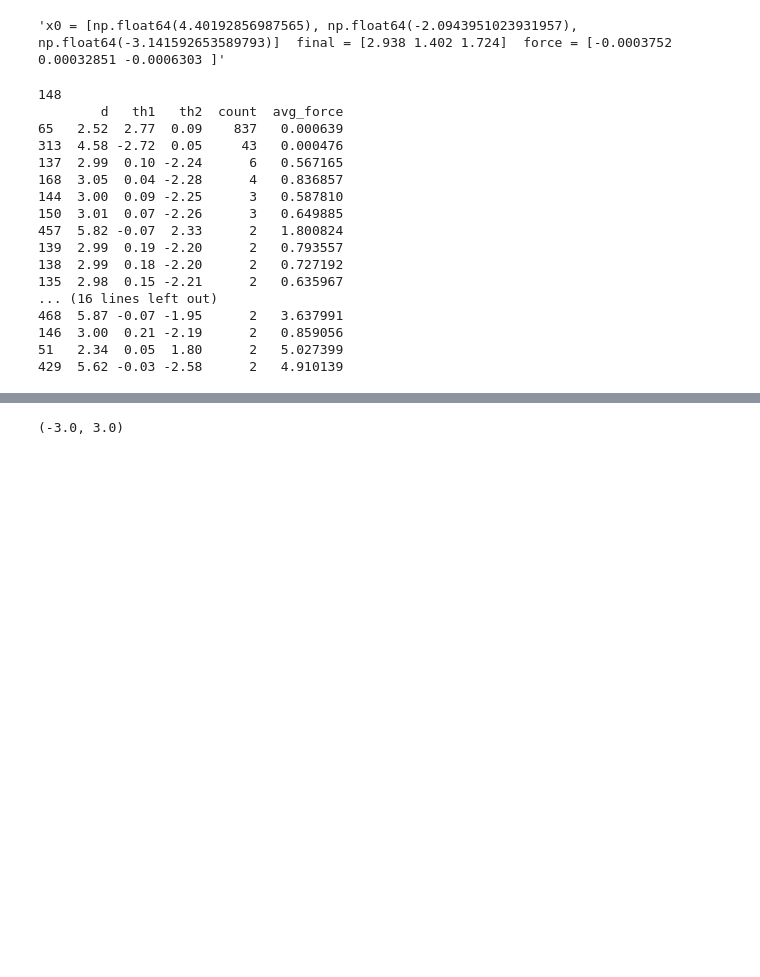
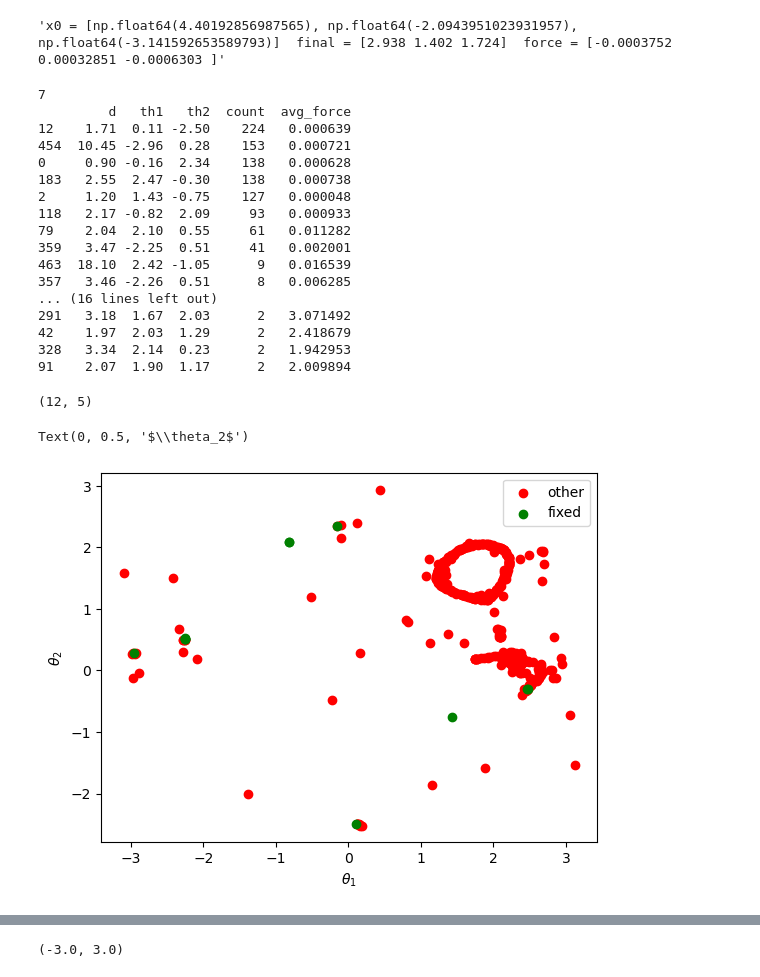
Before and after one commit to Marindevandijk/Thesis-clean, a Jupyter notebook: notebook_exploratory/01_overdamped_exploration.ipynb, the cells around one changed output, grey strips where cells are left out. Saved outputs shown, nothing was run; the diff lists cells and outputs as text; code cells hidden in the pictures; blank space fills up the shorter version.

```diff
--- a/notebook_exploratory/01_overdamped_exploration.ipynb
+++ b/notebook_exploratory/01_overdamped_exploration.ipynb
@@ -861,8 +862,8 @@ def analyze_endpoints(csv_path):
 
     return result
 
-result_first = analyze_endpoints("endpoints_forces_real.csv")
-result_last = analyze_endpoints("endpoints_forces_real_last50%.csv")
+result_first = analyze_endpoints("../Results/Exp_15_fight1/Endpoints_exp15_fight1_first_half.csv")
+result_last = analyze_endpoints("../Results/Exp_15_fight1/Endpoints_exp15_fight1_last_half.csv")
 #print(result_last.head(40))
 #print(result_last[result_last['d']>10])
 count = np.sum((result_first['d'] < 10) & (result_last['th2'] < -2))
@@ -870,20 +871,39 @@ print(count)
 print(result_first.head(30))
 #print(res['d_r'])
 # %% [output]
-148
-        d   th1   th2  count  avg_force
-65   2.52  2.77  0.09    837   0.000639
-313  4.58 -2.72  0.05     43   0.000476
-137  2.99  0.10 -2.24      6   0.567165
-168  3.05  0.04 -2.28      4   0.836857
-144  3.00  0.09 -2.25      3   0.587810
-150  3.01  0.07 -2.26      3   0.649885
-457  5.82 -0.07  2.33      2   1.800824
-139  2.99  0.19 -2.20      2   0.793557
-138  2.99  0.18 -2.20      2   0.727192
-135  2.98  0.15 -2.21      2   0.635967
+7
+         d   th1   th2  count  avg_force
+12    1.71  0.11 -2.50    224   0.000639
+454  10.45 -2.96  0.28    153   0.000721
+0     0.90 -0.16  2.34    138   0.000628
+183   2.55  2.47 -0.30    138   0.000738
+2     1.20  1.43 -0.75    127   0.000048
+118   2.17 -0.82  2.09     93   0.000933
+79    2.04  2.10  0.55     61   0.011282
+359   3.47 -2.25  0.51     41   0.002001
+463  18.10  2.42 -1.05      9   0.016539
+357   3.46 -2.26  0.51      8   0.006285
 ... (16 lines left out)
-468  5.87 -0.07 -1.95      2   3.637991
-146  3.00  0.21 -2.19      2   0.859056
-51   2.34  0.05  1.80      2   5.027399
-429  5.62 -0.03 -2.58      2   4.910139
+291   3.18  1.67  2.03      2   3.071492
+42    1.97  2.03  1.29      2   2.418679
+328   3.34  2.14  0.23      2   1.942953
+91    2.07  1.90  1.17      2   2.009894
+# %%
+res_first_d = result_first[result_first['d'] <15]
+
+fixed_first  = res_first_d[res_first_d["avg_force"] < 1e-2]
+others_first = res_first_d[res_first_d["avg_force"] >= 1e-2]
+print(fixed_first.shape)
+
+
+plt.scatter(others_first['th1'],others_first['th2'],color='red',label = 'other')
+plt.scatter(fixed_first['th1'],fixed_first['th2'],color='green',label = 'fixed')
+
+#plt.scatter(0.07 , 2.33,color='red')
+plt.legend()
+plt.xlabel(r'$\theta_1$')
+plt.ylabel(r'$\theta_2$')
+# %% [output]
+(12, 5)
+Text(0, 0.5, '$\\theta_2$')
+[figure, added]
```
Also changed, not shown: parts of 8 cells of this notebook, 2 other files.
